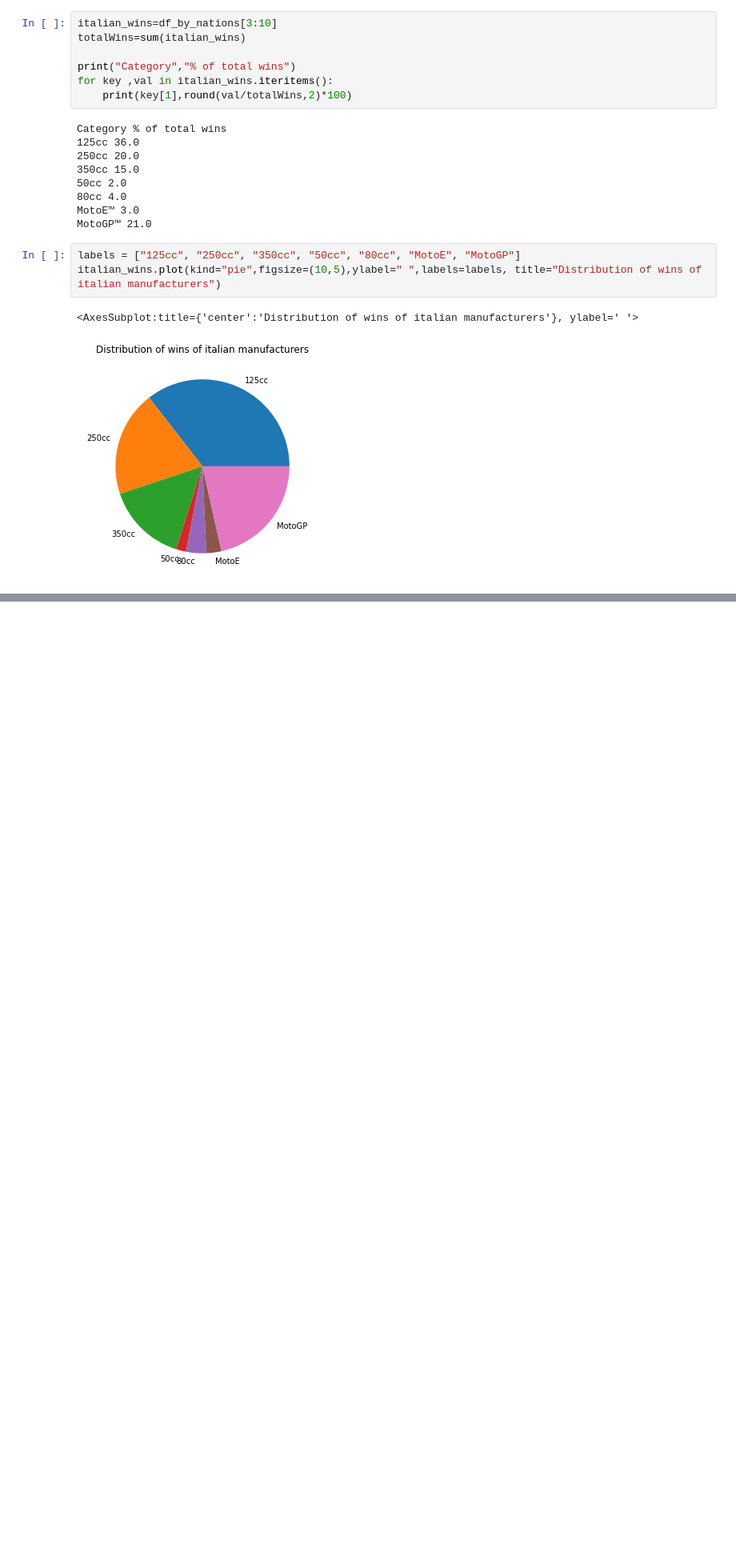
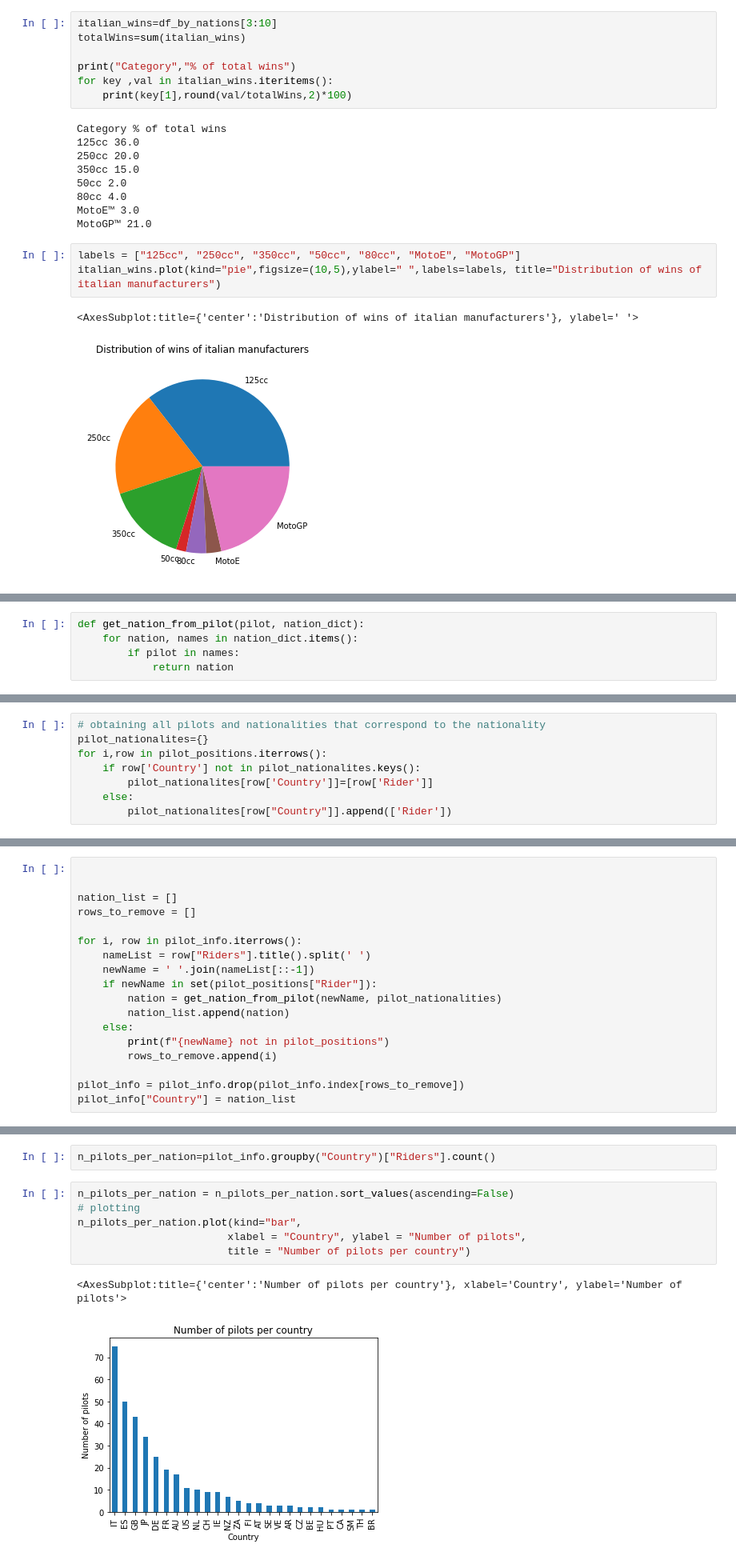
Before and after one commit to amalsalilan/which-nation-excels-in-the-MotoGP, a Jupyter notebook: Notebook.ipynb, the cells around one changed output, grey strips where cells are left out. Shown: that part at 80% size. Cells and saved outputs as stored; diff of their text form; blank space fills up the shorter version.

```diff
--- a/Notebook.ipynb
+++ b/Notebook.ipynb
@@ -244,0 +344,5 @@ italian_wins.plot(kind="pie",figsize=(10,5),ylabel=" ",labels=labels, title="Dis
+# %%
+def get_nation_from_pilot(pilot, nation_dict):
+    for nation, names in nation_dict.items():
+        if pilot in names:
+            return nation
@@ -244,0 +392,8 @@ italian_wins.plot(kind="pie",figsize=(10,5),ylabel=" ",labels=labels, title="Dis
+# %%
+# obtaining all pilots and nationalities that correspond to the nationality
+pilot_nationalites={}
+for i,row in pilot_positions.iterrows():
+    if row['Country'] not in pilot_nationalites.keys():
+        pilot_nationalites[row['Country']]=[row['Rider']]
+    else:
+        pilot_nationalites[row["Country"]].append(['Rider'])
@@ -244,0 +405,18 @@ italian_wins.plot(kind="pie",figsize=(10,5),ylabel=" ",labels=labels, title="Dis
+# %%
+
+
+nation_list = []
+rows_to_remove = []
+
+for i, row in pilot_info.iterrows():
+    nameList = row["Riders"].title().split(' ')
+    newName = ' '.join(nameList[::-1])
+    if newName in set(pilot_positions["Rider"]):
+        nation = get_nation_from_pilot(newName, pilot_nationalities)
+        nation_list.append(nation)
+    else:
+        print(f"{newName} not in pilot_positions")
+        rows_to_remove.append(i)
+
+pilot_info = pilot_info.drop(pilot_info.index[rows_to_remove])
+pilot_info["Country"] = nation_list
@@ -244,0 +432,11 @@ italian_wins.plot(kind="pie",figsize=(10,5),ylabel=" ",labels=labels, title="Dis
+# %%
+n_pilots_per_nation=pilot_info.groupby("Country")["Riders"].count()
+# %%
+n_pilots_per_nation = n_pilots_per_nation.sort_values(ascending=False)
+# plotting
+n_pilots_per_nation.plot(kind="bar",
+                        xlabel = "Country", ylabel = "Number of pilots",
+                        title = "Number of pilots per country")
+# %% [output]
+<AxesSubplot:title={'center':'Number of pilots per country'}, xlabel='Country', ylabel='Number of pilots'>
+[figure, added]
```
Also changed, not shown: parts of 12 cells of this notebook.
